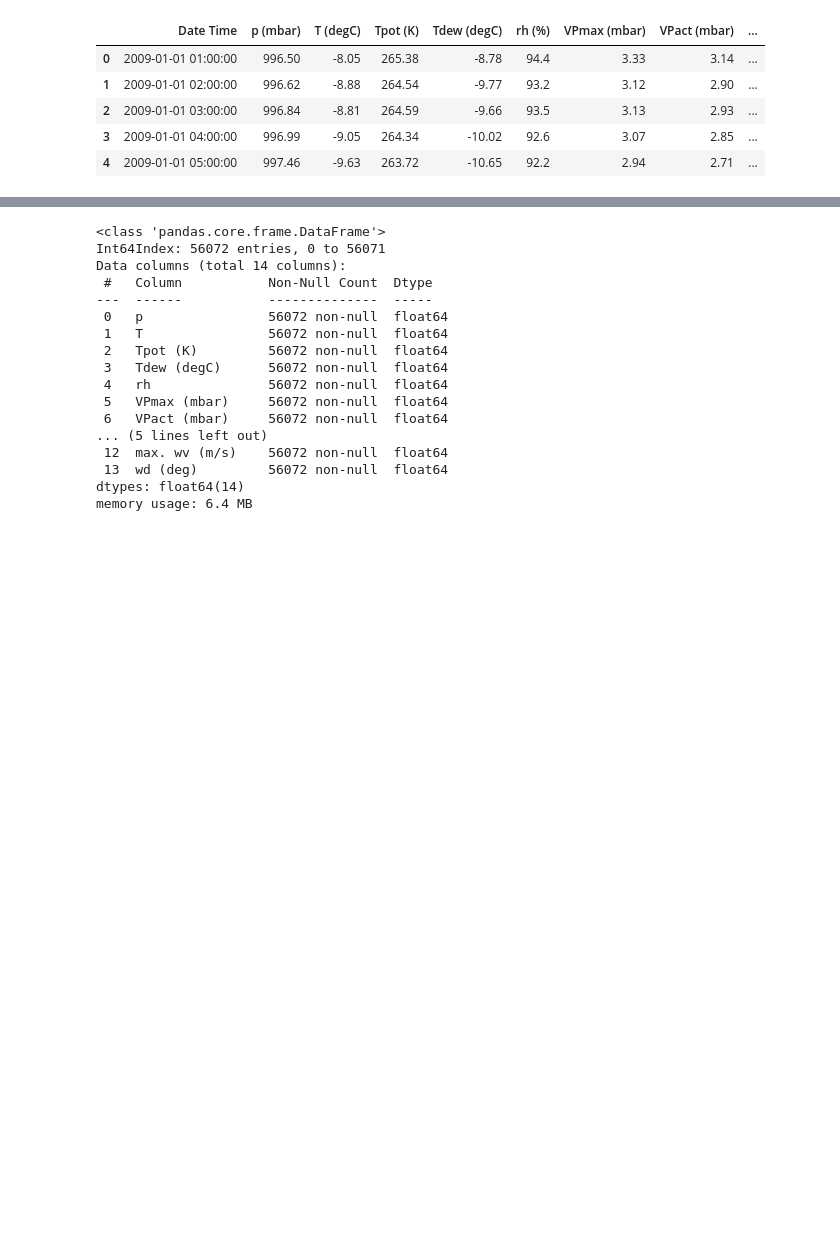
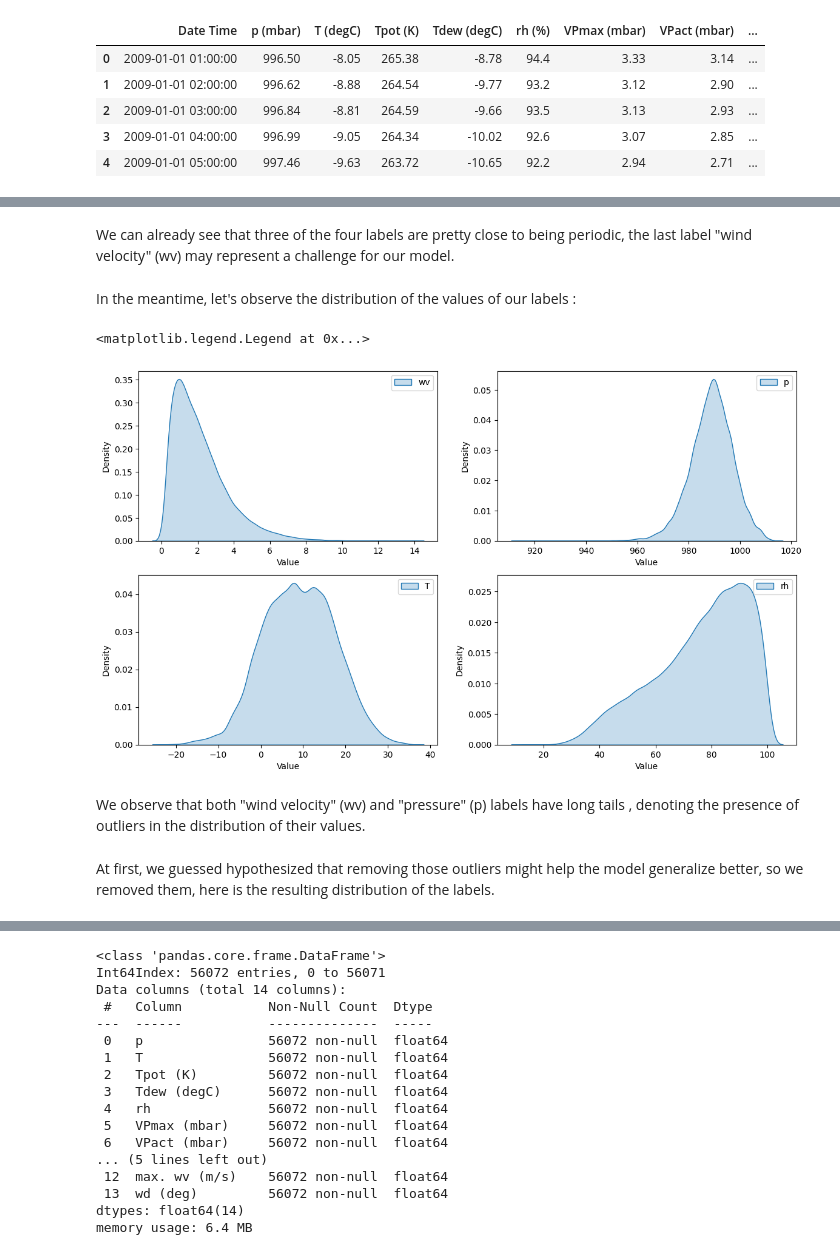
Before and after one commit to rbazin/transformers-weather-time-series-forecasting, a Jupyter notebook: TimeFormer.ipynb, the cells around one changed output, grey strips where cells are left out. Cells and saved outputs as stored; diff of their text form; code cells hidden in the pictures; blank space fills up the shorter version.

```diff
--- a/TimeFormer.ipynb
+++ b/TimeFormer.ipynb
@@ -49,2 +64,37 @@ data = data.rename(columns={'p (mbar)': 'p', 'T (degC)': 'T', 'rh (%)': 'rh', 'w
+# %% [markdown]
+We can already see that three of the four labels are pretty close to being periodic, the last label "wind velocity" (wv) may represent a challenge for our model.
+# %% [markdown]
+In the meantime, let's observe the distribution of the values of our labels :
+# %%
+# Plot kernel density of all labels
+fig, axes = plt.subplots(2, 2, figsize=(14, 8))
+axes = axes.flatten()
+
+sns.kdeplot(data['wv'], fill=True,  label='wv', ax=axes[0])
+axes[0].set_xlabel('Value')
+axes[0].set_ylabel('Density')
+axes[0].legend()
+
+sns.kdeplot(data['p'], fill=True,  label='p', ax=axes[1])
+axes[1].set_xlabel('Value')
+axes[1].set_ylabel('Density')
+axes[1].legend()
+
+sns.kdeplot(data['T'], fill=True,  label='T', ax=axes[2])
+axes[2].set_xlabel('Value')
+axes[2].set_ylabel('Density')
+axes[2].legend()
+
+sns.kdeplot(data['rh'], fill=True,  label='rh', ax=axes[3])
+axes[3].set_xlabel('Value')
+axes[3].set_ylabel('Density')
+axes[3].legend()
+# %% [output]
+<matplotlib.legend.Legend at 0x...>
+[figure, added]
+# %% [markdown]
+We observe that both "wind velocity" (wv) and "pressure" (p) labels have long tails , denoting the presence of outliers in the distribution of their values.
+# %% [markdown]
+At first, we guessed hypothesized that removing those outliers might help the model generalize better, so we removed them, here is the resulting distribution of the labels.
 # %%
 data['date'] = data['date'].apply(lambda x: x.replace(minute=0))
```
Also changed, not shown: parts of 19 cells of this notebook, 5 other files.
